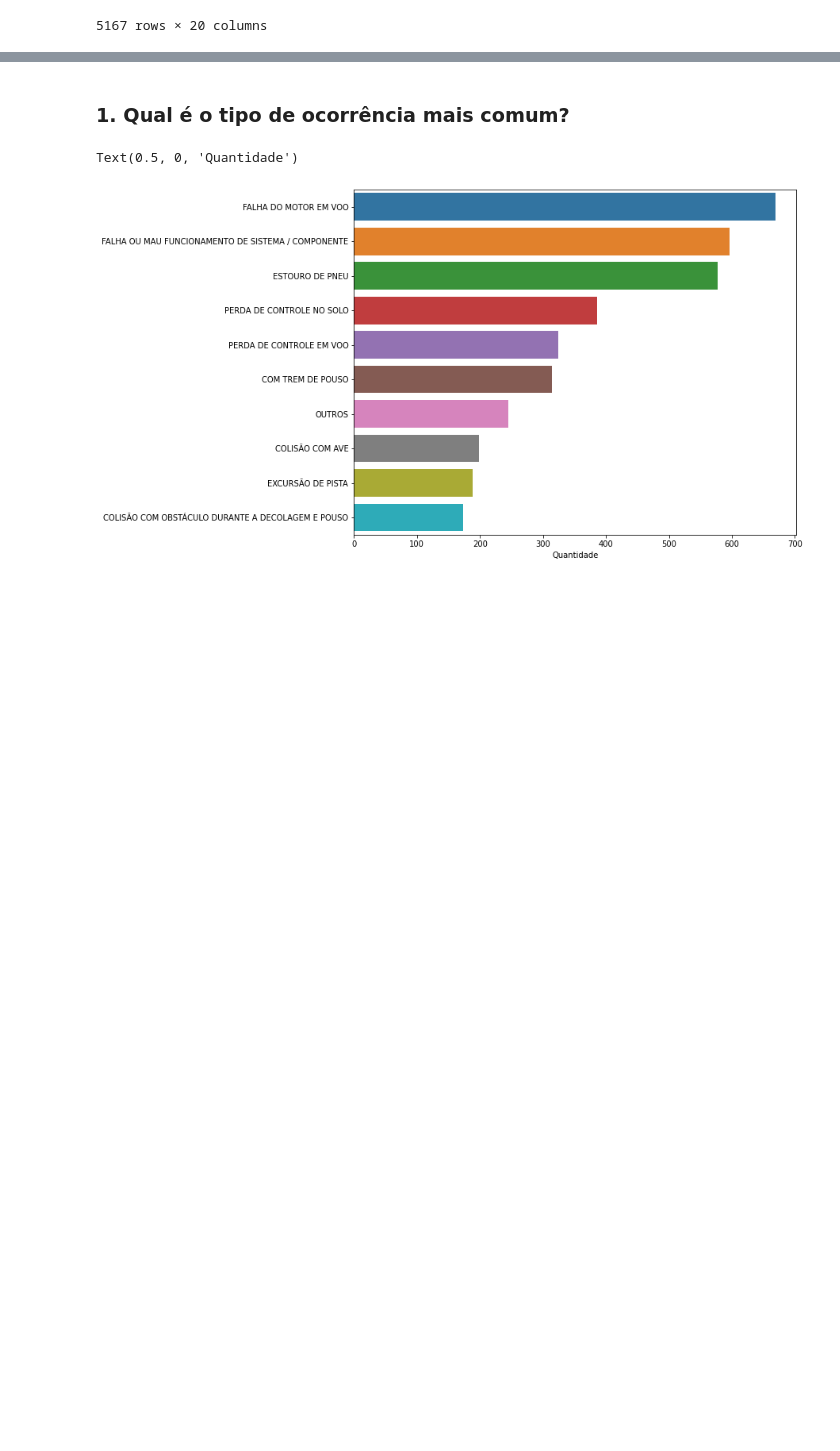
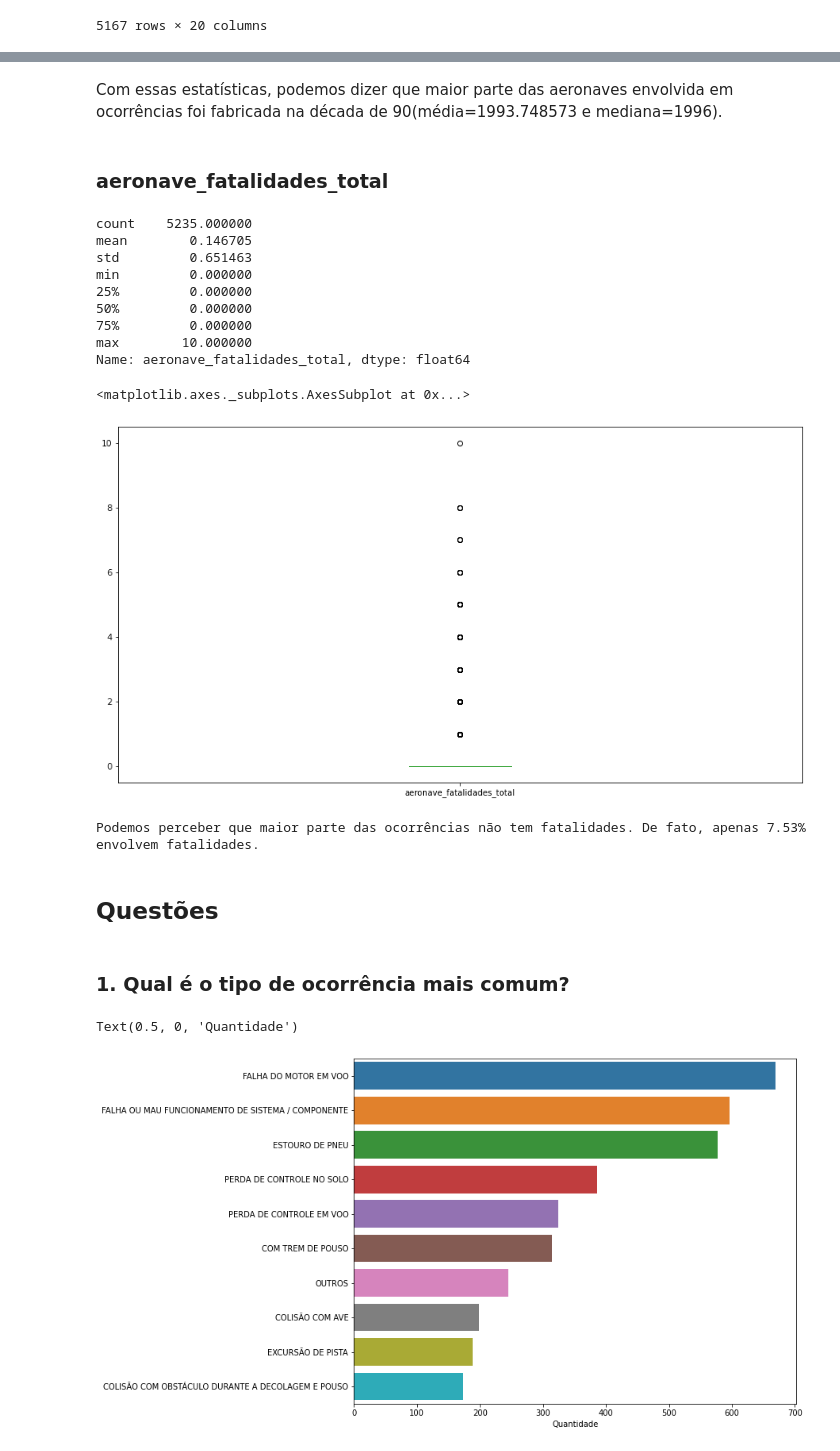
Before and after one commit to MarcosVeniciu/Trabalho-Pratico-Introducao-a-Ciencia-dos-Dados, a Jupyter notebook: cenipa.ipynb, the cells around one changed output, grey strips where cells are left out. Saved outputs shown, nothing was run; the diff lists cells and outputs as text; code cells hidden in the pictures; blank space fills up the shorter version.

```diff
--- a/cenipa.ipynb
+++ b/cenipa.ipynb
@@ -203,3 +354,30 @@ df_ocorrencia
+# %% [markdown]
+Com essas estatísticas, podemos dizer que maior parte das aeronaves envolvida em ocorrências foi fabricada na década de 90(média=1993.748573 e mediana=1996).
+# %% [markdown]
+### aeronave_fatalidades_total
+# %%
+print(df_aeronave['aeronave_fatalidades_total'].describe())
+df_aeronave['aeronave_fatalidades_total'].plot.box(figsize=(15,8))
+# %% [output]
+count    5235.000000
+mean        0.146705
+std         0.651463
+min         0.000000
+25%         0.000000
+50%         0.000000
+75%         0.000000
+max        10.000000
+Name: aeronave_fatalidades_total, dtype: float64
+<matplotlib.axes._subplots.AxesSubplot at 0x...>
+[figure, added]
+# %%
+n_ocorrencias_fatalidades = len(df_aeronave[df_aeronave['aeronave_fatalidades_total'] > 0]['codigo_ocorrencia'].drop_duplicates())
+n_ocorrencias = len(df_aeronave['codigo_ocorrencia'].drop_duplicates())
+print(f'Podemos perceber que maior parte das ocorrências não tem fatalidades. De fato, apenas {(n_ocorrencias_fatalidades/n_ocorrencias)*100:.2f}% envolvem fatalidades.')
+# %% [output]
+Podemos perceber que maior parte das ocorrências não tem fatalidades. De fato, apenas 7.53% envolvem fatalidades.
+# %% [markdown]
+## Questões
 # %% [markdown]
 ### 1. Qual é o tipo de ocorrência mais comum?
 # %%
```
Also changed, not shown: parts of 30 cells of this notebook.
